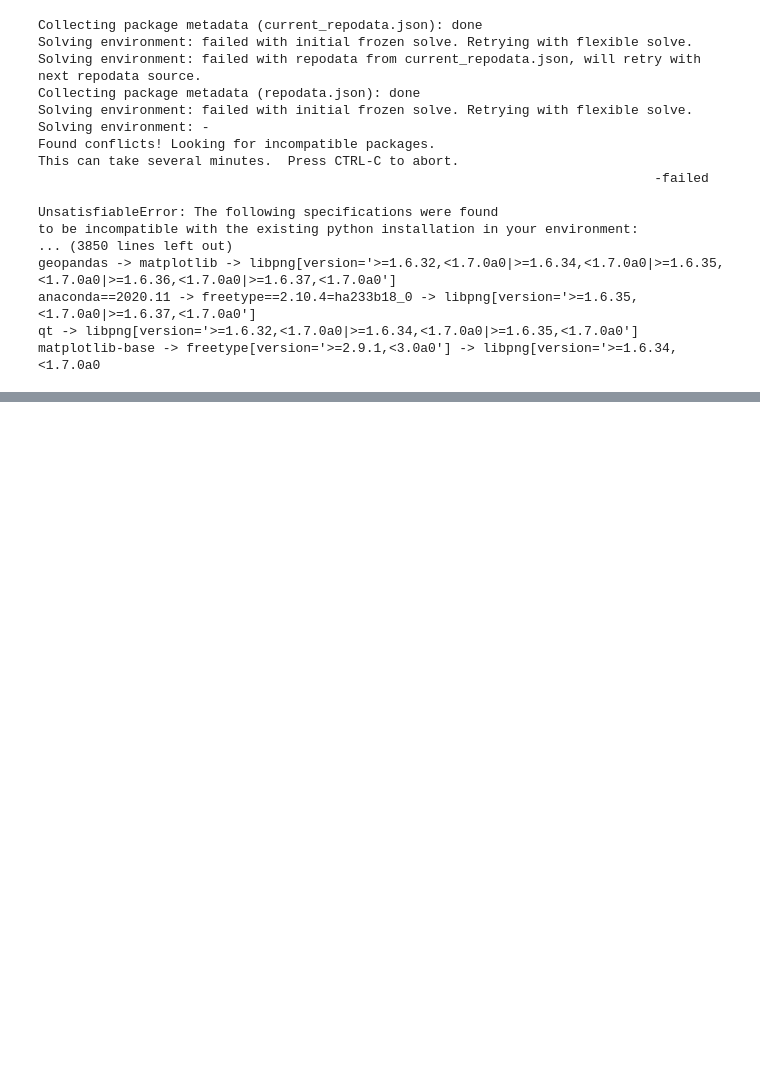
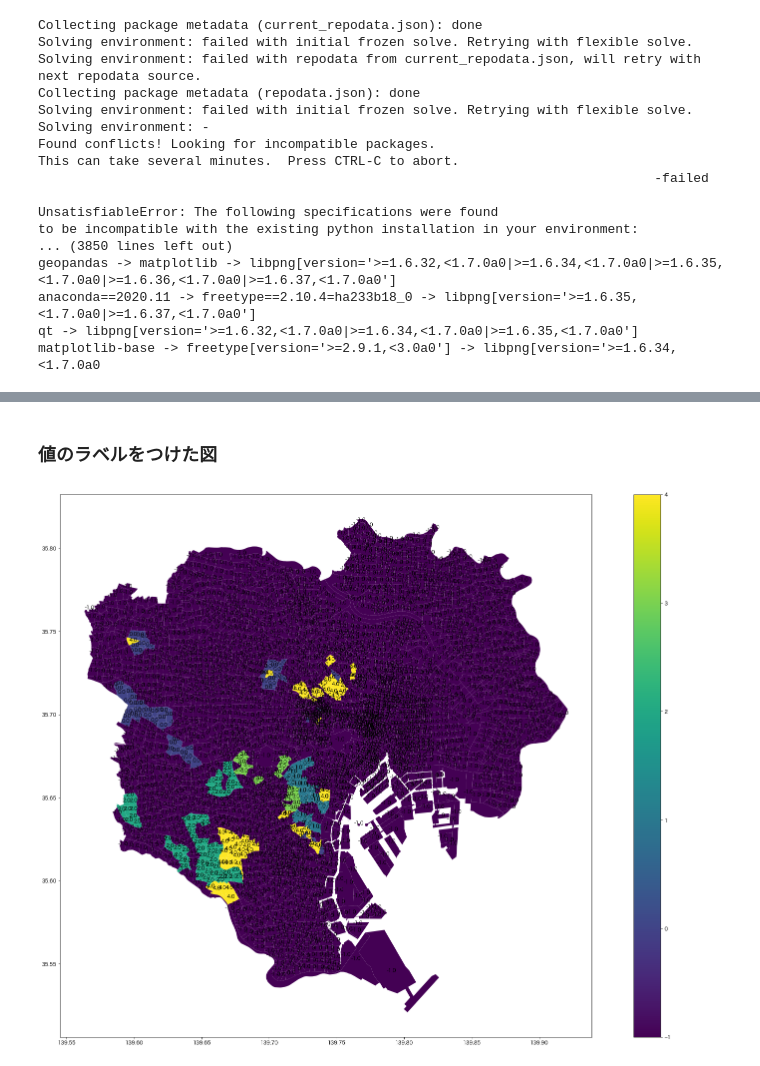
Before and after one commit to idosatoshi0118/python, a Jupyter notebook: 小売系企業インターン/チラシ-高級持ち家への配布エリアプロット.ipynb, the cells around one changed output, grey strips where cells are left out. Saved outputs shown, nothing was run; the diff lists cells and outputs as text; code cells hidden in the pictures; blank space fills up the shorter version.

```diff
--- a/小売系企業インターン/チラシ-高級持ち家への配布エリアプロット.ipynb
+++ b/小売系企業インターン/チラシ-高級持ち家への配布エリアプロット.ipynb
@@ -463 +401,16 @@ L
+# %% [markdown]
+### 値のラベルをつけた図
+# %%
+# 値ラベル用にgeometryから当該ポリゴン内のある地点を取得
+df5["coords"] = df5["geometry"].apply(lambda x: x.representative_point().coords[:])
+df5["coords"] = [coords[0] for coords in df5["coords"]]
+
+df5.plot(column= "クラスター番号", legend=True, figsize=[30,20], cmap='viridis')
+
+# 値ラベル
+import matplotlib.pyplot as plt
+for i, row in df5.iterrows():
+    plt.annotate(s=round(row["クラスター番号"], 2), xy=row["coords"], horizontalalignment="center")
+# %% [output]
+[figure, added]
 # %%
```
Also changed, not shown: parts of 18 cells of this notebook.
